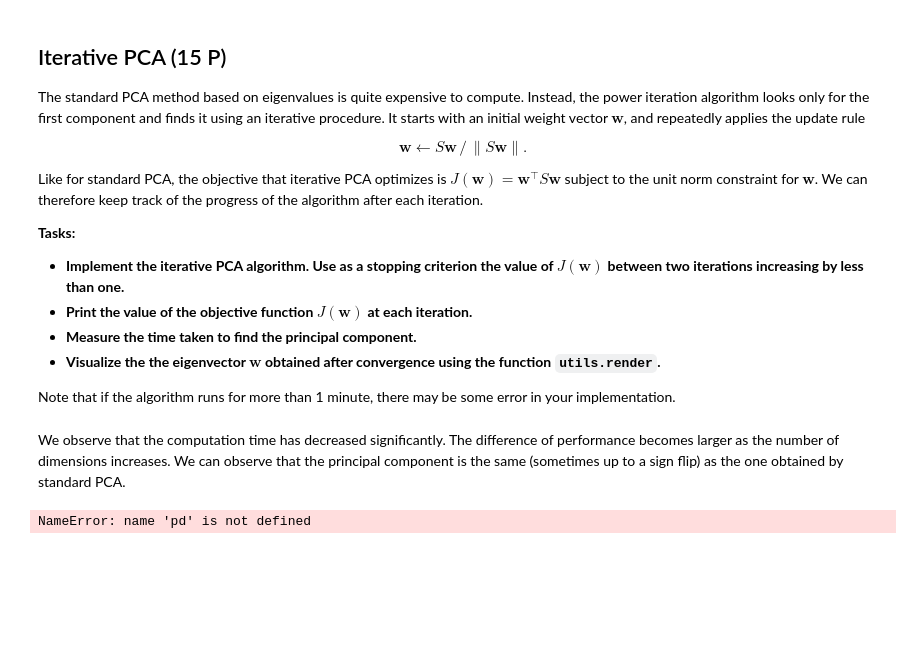
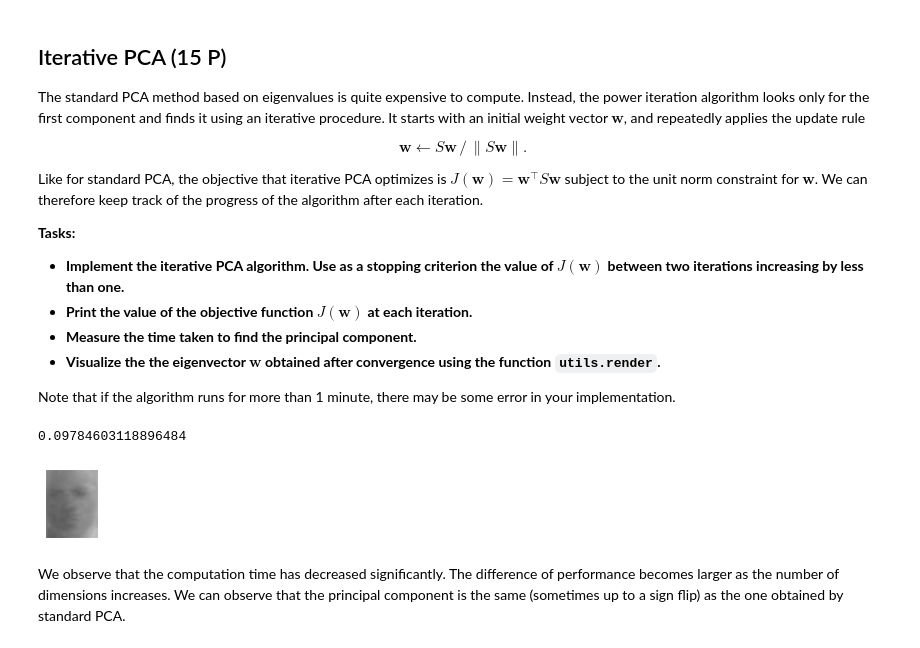
Before and after one commit to ro-pardo/machine-learning-1, a Jupyter notebook: exercise-3/03-code-part/sheet03-Copy1.ipynb, the cells around one changed output. Cells and saved outputs as stored; diff of their text form; code cells hidden in the pictures; blank space fills up the shorter version.

```diff
--- a/exercise-3/03-code-part/sheet03-Copy1.ipynb
+++ b/exercise-3/03-code-part/sheet03-Copy1.ipynb
@@ -832,13 +312,40 @@ import solutions; solutions.iterative(X)
+# %%
+
+def J_w(S, w):
+    return w.T.dot(S.dot(w))
+
+
+
+def power_iteration(S):
+    n, d = S.shape
+    w = np.ones(d) / np.sqrt(d)
+    J_w_previous = J_w(S, w)
+    i = 0
+    while True:
+        #print('iteration  {0}   J(w) = {1}'.format(i, J_w_previous))
+        i += 1
+
+        Sw = S.dot(w)
+        mu = np.linalg.norm(Sw)
+        w = Sw / mu
+        J_w_current = J_w(S, w)
+
+        if(np.abs(J_w_previous - J_w_current) < 1):
+            return w, J_w_current
+        else:
+            J_w_previous = J_w_current
+
+
+
+
+S, _ = getS(X)
+before = time.time()
+vector, value = power_iteration(S)
+print(time.time() - before)
+
+utils.render(vector, 1, 1, vmax=0.1)
+# %% [output]
+0.09784603118896484
+[figure, added]
 # %% [markdown]
 We observe that the computation time has decreased significantly. The difference of performance becomes larger as the number of dimensions increases. We can observe that the principal component is the same (sometimes up to a sign flip) as the one obtained by standard PCA.
-# %%
-A = np.matrix([[1,2,3,4],
-               [5,5,6,7],
-               [1,4,2,3],
-               [5,3,2,1],
-               [8,1,2,2]])
-
-df = pd.DataFrame(A,columns  = ['f1','f2','f3','f4'])
-df
-# %% [output]
-NameError: name 'pd' is not defined
```
Also changed, not shown: parts of 17 cells of this notebook, 3 other files.
